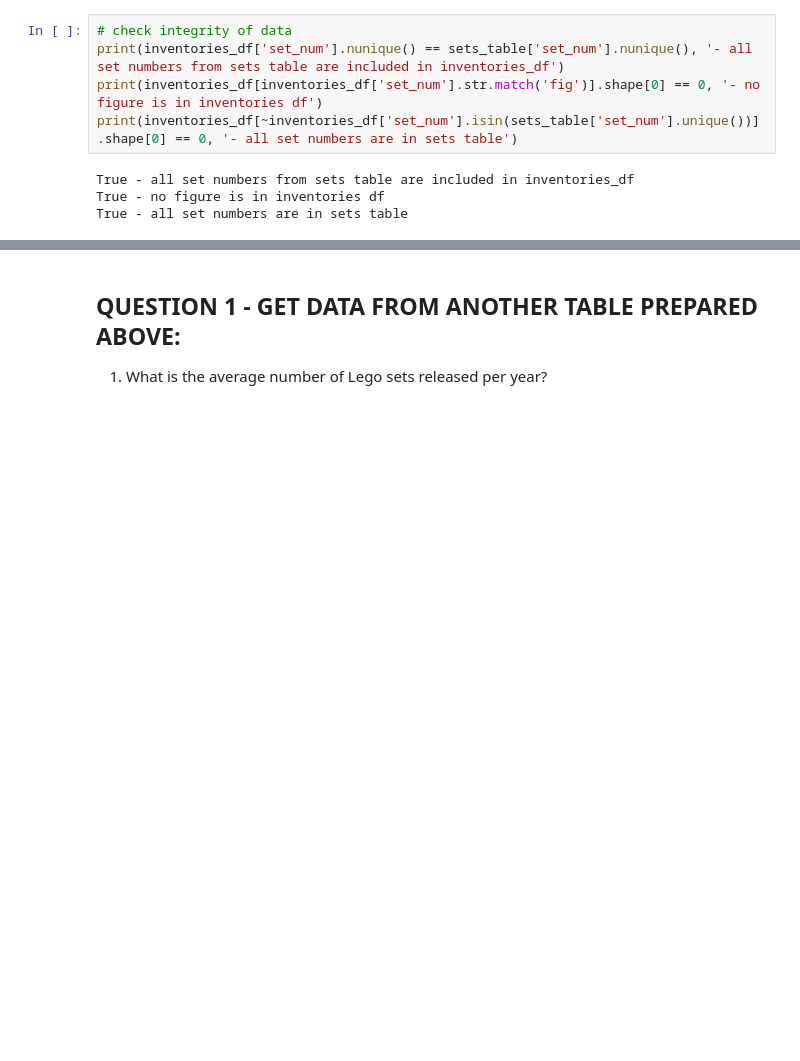
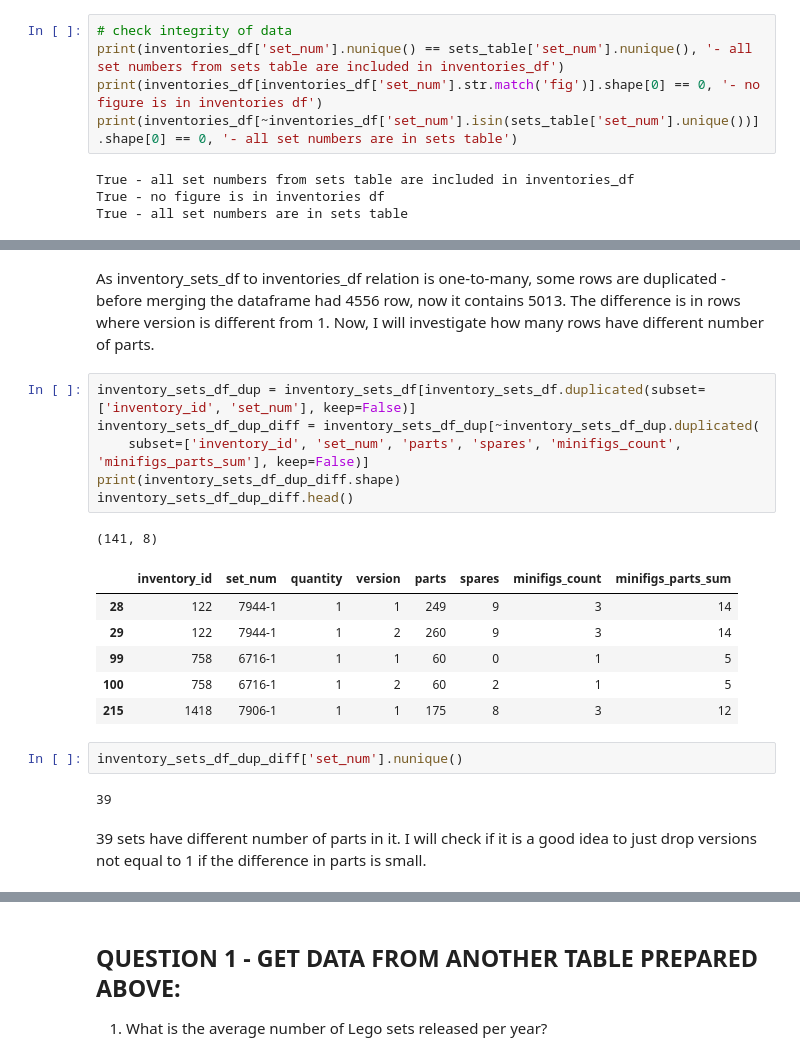
Before and after one commit to katarzynaadamczyk/data_analysis, a Jupyter notebook: lego_bricks/lego_analysis_prepare_dataframes.ipynb, the cells around one changed output, grey strips where cells are left out. Cells and saved outputs as stored; diff of their text form; blank space fills up the shorter version.

```diff
--- a/lego_bricks/lego_analysis_prepare_dataframes.ipynb
+++ b/lego_bricks/lego_analysis_prepare_dataframes.ipynb
@@ -470,0 +490,23 @@ Now I will proceed with adding parts data from inventory_sets table. First I nee
+# %% [markdown]
+As inventory_sets_df to inventories_df relation is one-to-many, some rows are duplicated - before merging the dataframe had 4556 row, now it contains 5013. The difference is in rows where version is different from 1.
+Now, I will investigate how many rows have different number of parts.
+# %%
+inventory_sets_df_dup = inventory_sets_df[inventory_sets_df.duplicated(subset=['inventory_id', 'set_num'], keep=False)]
+inventory_sets_df_dup_diff = inventory_sets_df_dup[~inventory_sets_df_dup.duplicated(
+    subset=['inventory_id', 'set_num', 'parts', 'spares', 'minifigs_count', 'minifigs_parts_sum'], keep=False)]
+print(inventory_sets_df_dup_diff.shape)
+inventory_sets_df_dup_diff.head()
+# %% [output]
+(141, 8)
+|  | inventory_id | set_num | quantity | version | parts | spares | minifigs_count | minifigs_parts_sum |
+| 28 | 122 | 7944-1 | 1 | 1 | 249 | 9 | 3 | 14 |
+| 29 | 122 | 7944-1 | 1 | 2 | 260 | 9 | 3 | 14 |
+| 99 | 758 | 6716-1 | 1 | 1 | 60 | 0 | 1 | 5 |
+| 100 | 758 | 6716-1 | 1 | 2 | 60 | 2 | 1 | 5 |
+| 215 | 1418 | 7906-1 | 1 | 1 | 175 | 8 | 3 | 12 |
+# %%
+inventory_sets_df_dup_diff['set_num'].nunique()
+# %% [output]
+39
+# %% [markdown]
+39 sets have different number of parts in it. I will check if it is a good idea to just drop versions not equal to 1 if the difference in parts is small.
```
Also changed, not shown: parts of 17 cells of this notebook, 1 other file.
